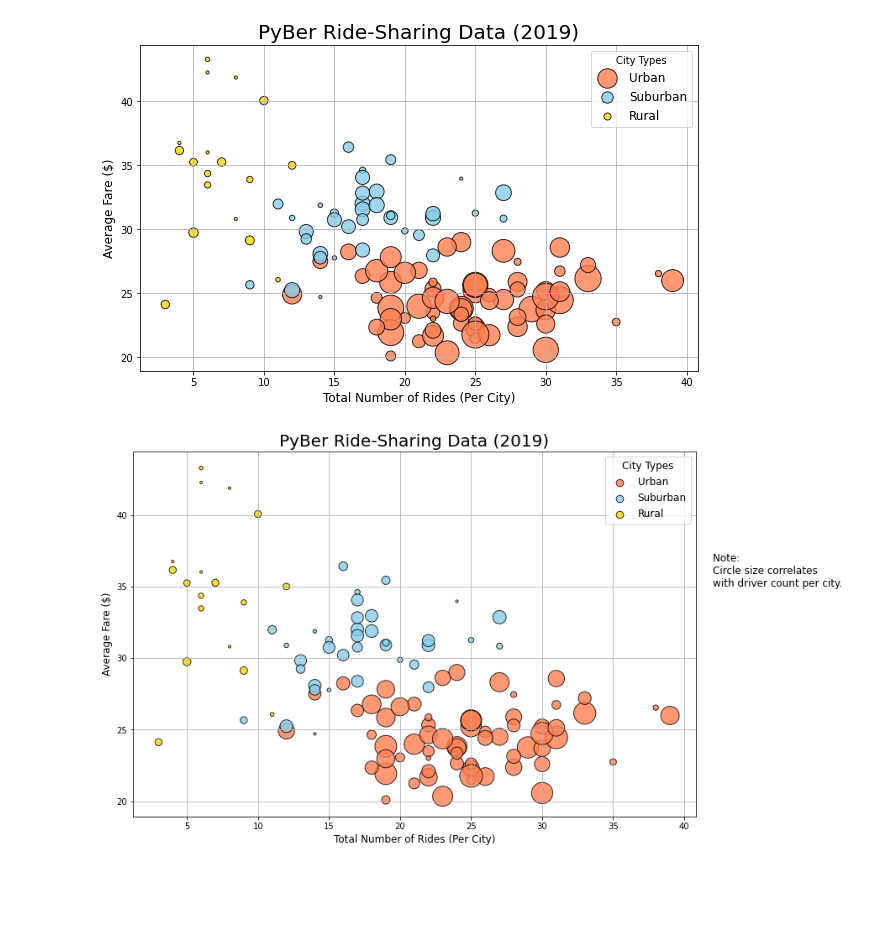
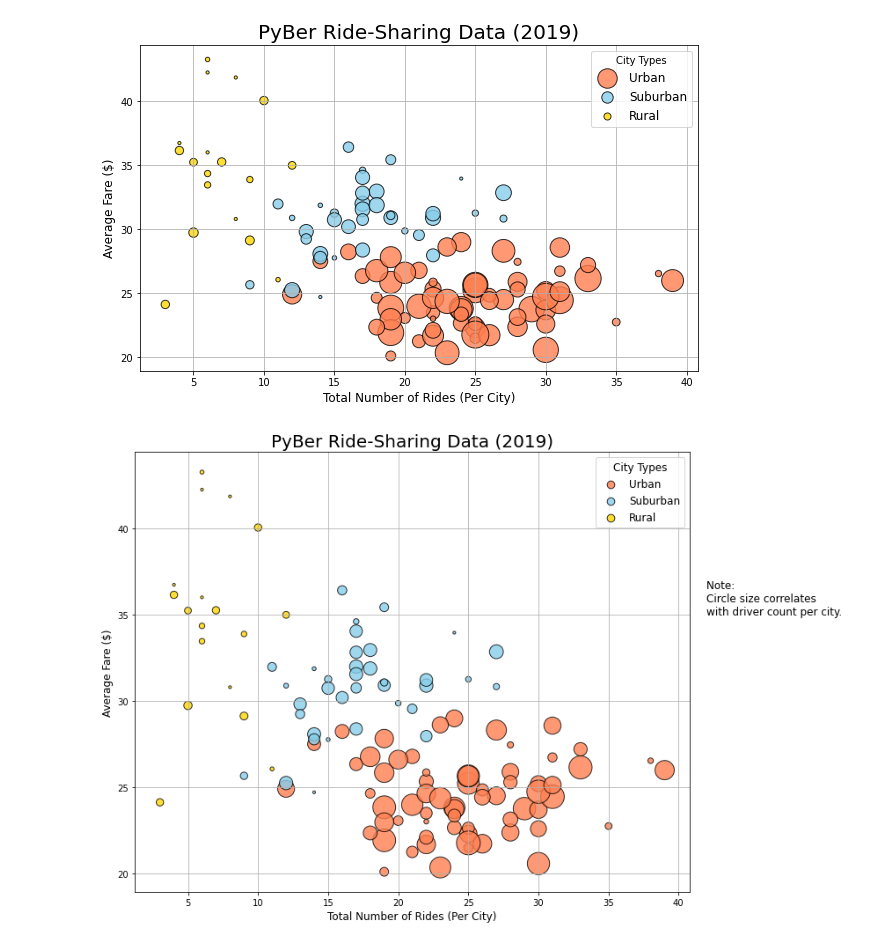
Before and after one commit to mrmarken/PyBer_Analysis, a Jupyter notebook: PyBer.ipynb, the cells around one changed output. Saved outputs shown, nothing was run; the diff lists cells and outputs as text; code cells hidden in the pictures; blank space fills up the shorter version.

Commit message:
adding new figures and new PyBer file code

```diff
--- a/PyBer.ipynb
+++ b/PyBer.ipynb
@@ -340,31 +345,33 @@ plt.scatter(rural_ride_count,
 
 # Incorporate the other graph properties
 plt.title("PyBer Ride-Sharing Data (2019)", fontsize=20)
 plt.ylabel("Average Fare ($)", fontsize=12)
 plt.xlabel("Total Number of Rides (Per City)", fontsize=12)
 plt.grid(True)
 
 # # Add the legend.
 # plt.legend()
 
 # Create a legend
 lgnd = plt.legend(fontsize="12", mode="Expanded", scatterpoints=1, loc="best",
                   title="City Types")
 lgnd
 lgnd.legendHandles[0]._sizes = [75]
 lgnd.legendHandles[1]._sizes = [75]
 lgnd.legendHandles[2]._sizes = [75]
 lgnd.get_title().set_fontsize(12)
 
 # Incorporate a text label about circle size.
 plt.text(42, 35, "Note: \nCircle size correlates \nwith driver count per city.",
          fontsize="12")
 
+# # Need to figure out how this works
+plt.tight_layout()
 
 # Save the figure.
 plt.savefig("analysis/Fig1.png")
 
 # # Show the plot
 # plt.show()
 # %% [output]
-[figure, old version]
+[figure, new version]
```
Also changed, not shown: parts of 43 cells of this notebook, 4 other files.
